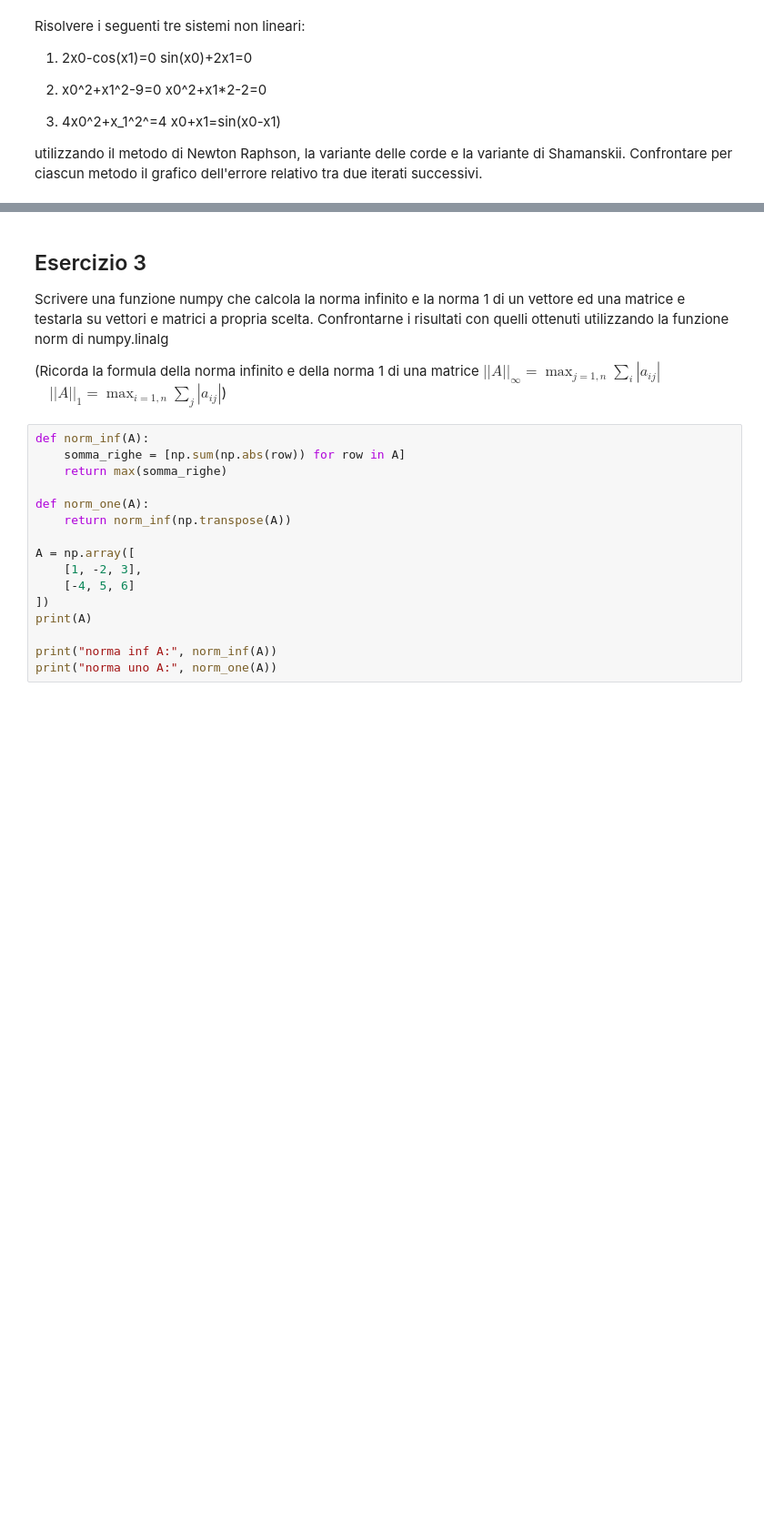
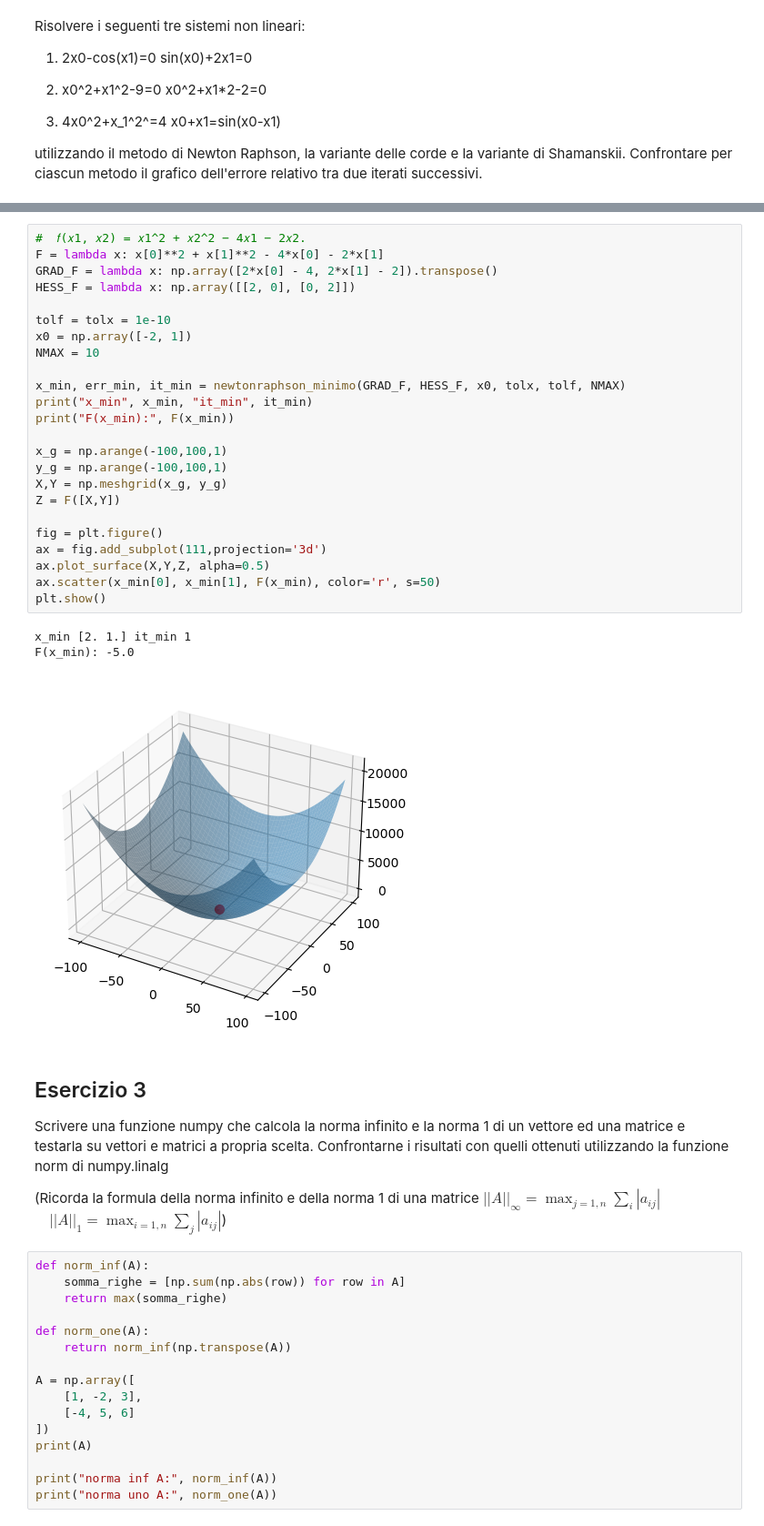
Before and after one commit to giacomoarienti/metodi-numerici-lab, a Jupyter notebook: Lezione7/Esercitazione7.ipynb, the cells around one changed output, grey strips where cells are left out. Shown at 91% size. Drawn from its saved outputs; the diff is of its cells as text; blank space fills up the shorter version.

```diff
--- a/Lezione7/Esercitazione7.ipynb
+++ b/Lezione7/Esercitazione7.ipynb
@@ -201,3 +228,31 @@ effettuate, nit.
+# %%
+#  𝑓(𝑥1, 𝑥2) = 𝑥1^2 + 𝑥2^2 − 4𝑥1 − 2𝑥2.
+F = lambda x: x[0]**2 + x[1]**2 - 4*x[0] - 2*x[1]
+GRAD_F = lambda x: np.array([2*x[0] - 4, 2*x[1] - 2]).transpose()
+HESS_F = lambda x: np.array([[2, 0], [0, 2]])
+
+tolf = tolx = 1e-10
+x0 = np.array([-2, 1])
+NMAX = 10
+
+x_min, err_min, it_min = newtonraphson_minimo(GRAD_F, HESS_F, x0, tolx, tolf, NMAX)
+print("x_min", x_min, "it_min", it_min)
+print("F(x_min):", F(x_min))
+
+x_g = np.arange(-100,100,1)
+y_g = np.arange(-100,100,1)
+X,Y = np.meshgrid(x_g, y_g)
+Z = F([X,Y])
+
+fig = plt.figure()
+ax = fig.add_subplot(111,projection='3d')
+ax.plot_surface(X,Y,Z, alpha=0.5)
+ax.scatter(x_min[0], x_min[1], F(x_min), color='r', s=50)
+plt.show()
+# %% [output]
+x_min [2. 1.] it_min 1
+F(x_min): -5.0
+[figure, added]
 # %% [markdown]
 ## Esercizio 3
 Scrivere una funzione numpy che calcola la norma infinito e la norma 1 di un vettore ed una matrice  e testarla su vettori e matrici  a propria scelta. Confrontarne i risultati con quelli ottenuti utilizzando la funzione norm di numpy.linalg
```
Also changed, not shown: parts of 6 cells of this notebook.
